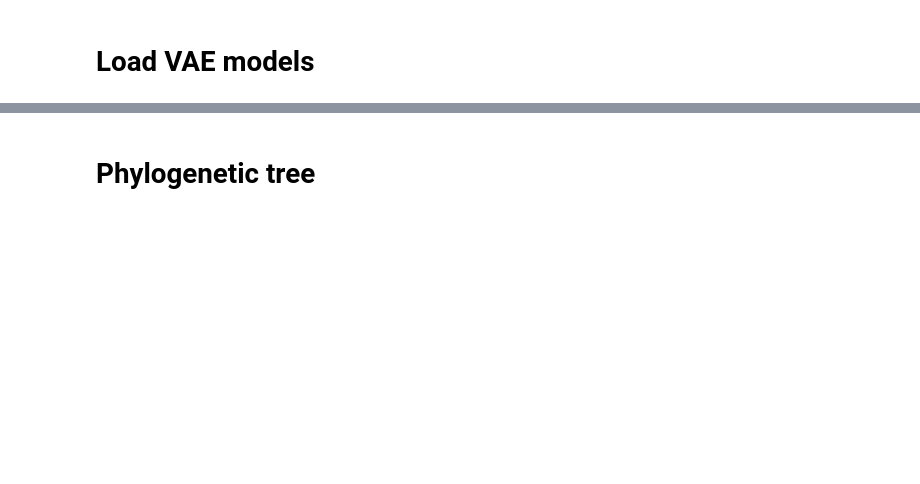
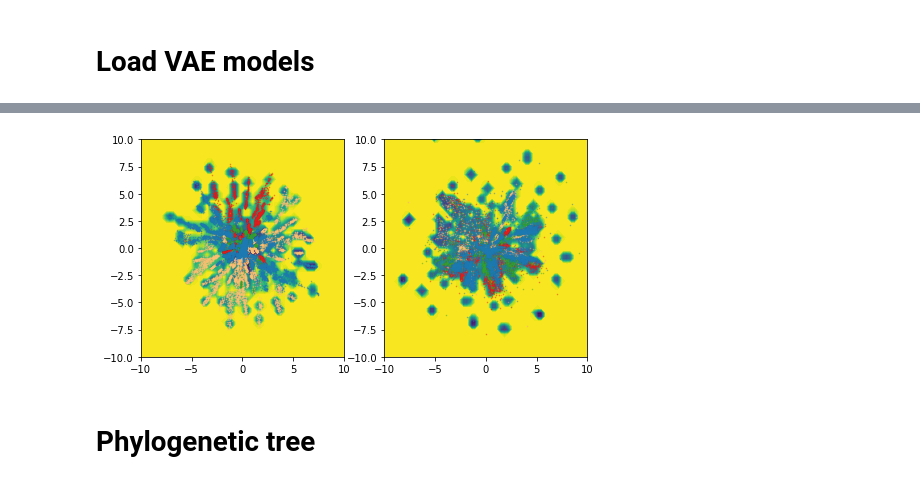
Before and after one commit to MachineLearningLifeScience/meaningful-protein-representations, a Jupyter notebook: phylogenetic_distances.ipynb, the cells around one changed output, grey strips where cells are left out. Drawn from its saved outputs; the diff is of its cells as text; code cells hidden in the pictures; blank space fills up the shorter version.

```diff
--- a/phylogenetic_distances.ipynb
+++ b/phylogenetic_distances.ipynb
@@ -189,3 +209,28 @@ for idx,_ in enumerate(embeddings):
+# %%
+# latent space entropy
+from torch import distributions as D
+fig, ax = plt.subplots(1, 2, figsize=(8,4))
+n_points = 50
+z_grid = torch.stack([m.flatten() for m in torch.meshgrid(2*[torch.linspace(-10, 10, n_points)])]).t()
+for idx, model in enumerate([model_pf00144, model_pf00144_reweighted]):
+    recon = model.decode(z_grid, as_probs=True)
+    d = D.Categorical(probs=recon.permute(0,2,1))
+    entropy = d.entropy().sum(dim=-1)
+
+    for i in range(len(phyla)):
+        ax[idx].plot(embeddings[idx][labels==phyla[i],0],
+                     embeddings[idx][labels==phyla[i],1],
+                     '.', color=colors[i], label=phyla[i],
+                     markersize=1, alpha=0.5)
+
+    ax[idx].contourf(z_grid[:,0].reshape(n_points, n_points),
+                     z_grid[:,1].reshape(n_points, n_points),
+                     entropy.log().reshape(n_points, n_points).detach(),
+                     levels=50)
+
+    ax[idx].axis([-10, 10, -10, 10])
+# %% [output]
+[figure, added]
 # %% [markdown]
 # Phylogenetic tree
 # %%
```
Also changed, not shown: parts of 7 cells of this notebook.
